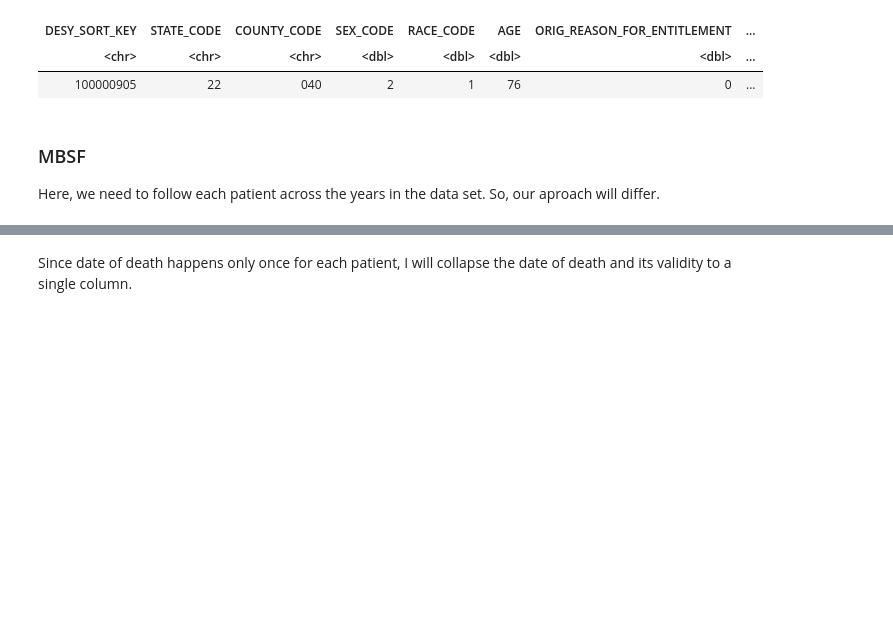
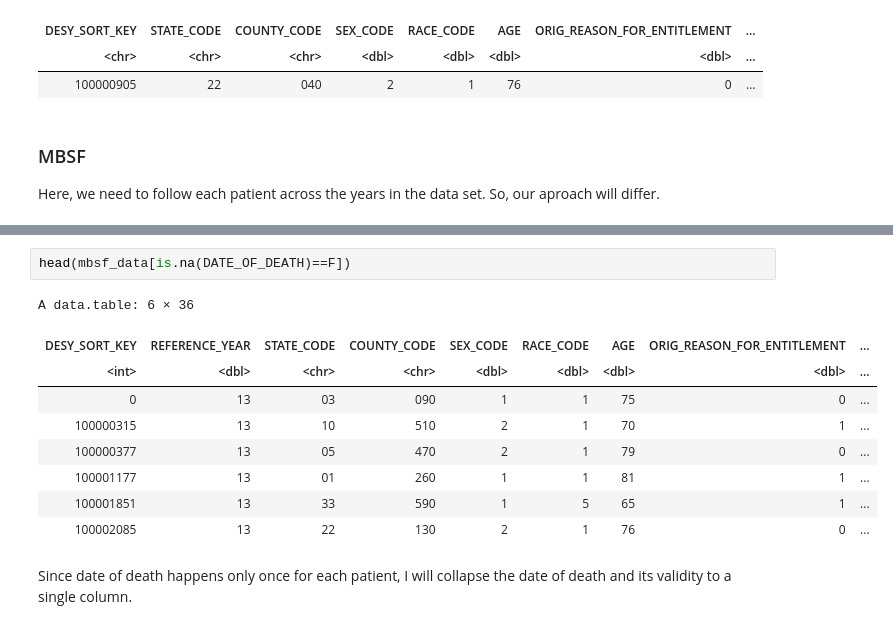
Before and after one commit to F4rbod/CaseMix, a Jupyter notebook: cleaning_MBSF.ipynb, the cells around one changed output, grey strips where cells are left out. Cells and saved outputs as stored; diff of their text form; blank space fills up the shorter version.

```diff
--- a/cleaning_MBSF.ipynb
+++ b/cleaning_MBSF.ipynb
@@ -130,2 +171,14 @@ A data.table: 6 × 273
+# %%
+head(mbsf_data[is.na(DATE_OF_DEATH)==F])
+# %% [output]
+A data.table: 6 × 36
+| DESY_SORT_KEY | REFERENCE_YEAR | STATE_CODE | COUNTY_CODE | SEX_CODE | RACE_CODE | AGE | ORIG_REASON_FOR_ENTITLEMENT | ... |
+| <int> | <dbl> | <chr> | <chr> | <dbl> | <dbl> | <dbl> | <dbl> | ... |
+| 0 | 13 | 03 | 090 | 1 | 1 | 75 | 0 | ... |
+| 100000315 | 13 | 10 | 510 | 2 | 1 | 70 | 1 | ... |
+| 100000377 | 13 | 05 | 470 | 2 | 1 | 79 | 0 | ... |
+| 100001177 | 13 | 01 | 260 | 1 | 1 | 81 | 1 | ... |
+| 100001851 | 13 | 33 | 590 | 1 | 5 | 65 | 1 | ... |
+| 100002085 | 13 | 22 | 130 | 2 | 1 | 76 | 0 | ... |
 # %% [markdown]
 Since date of death happens only once for each patient, I will collapse the date of death and its validity to a single column.
```
Also changed, not shown: parts of 8 cells of this notebook.
